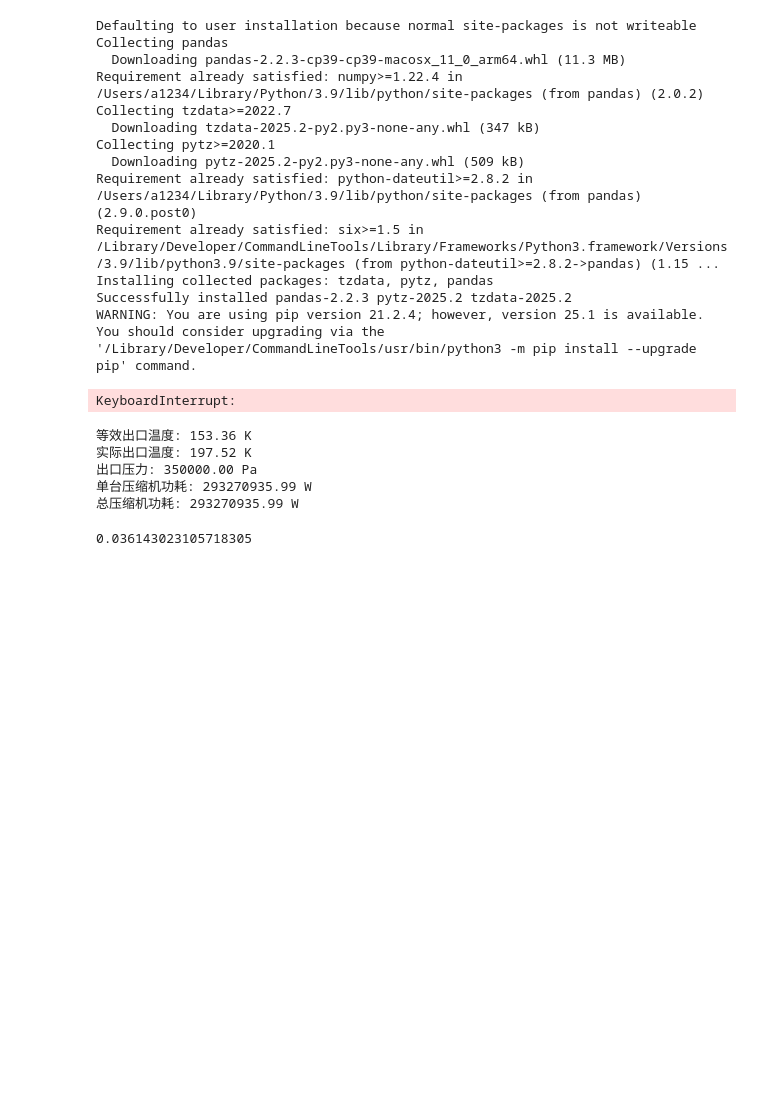
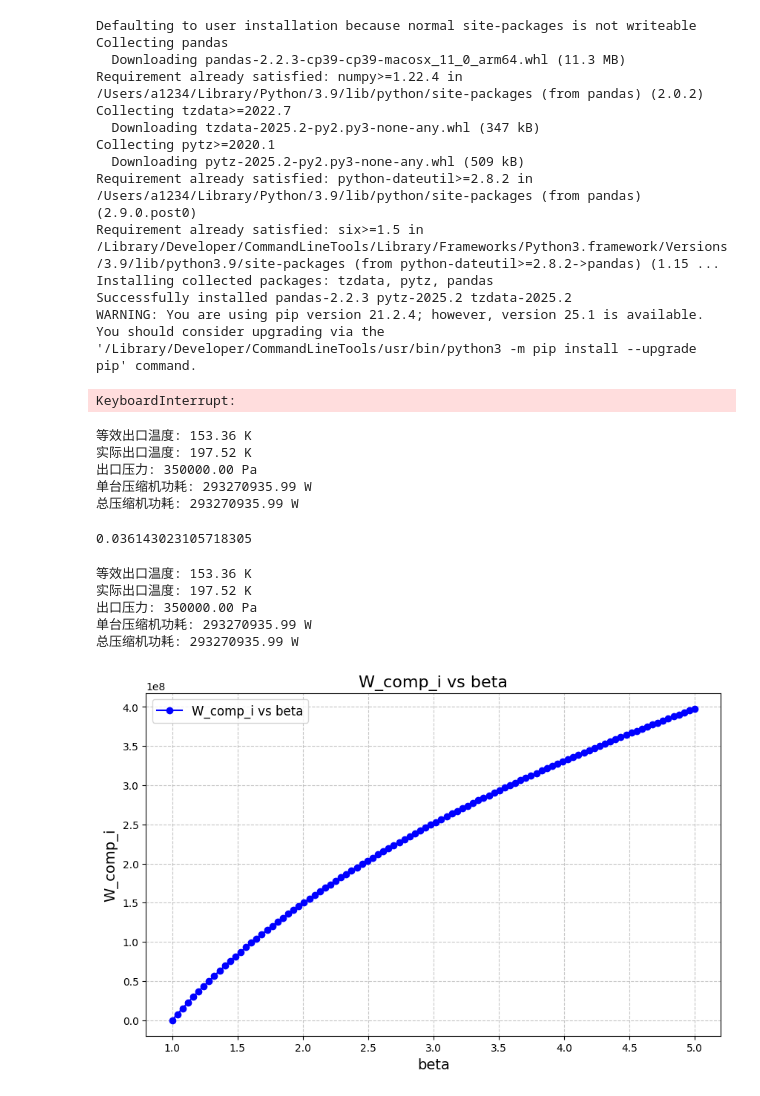
Before and after one commit to ZJUI-ME-course/25SP-ME200, a Jupyter notebook: me200_poster.ipynb, the cells around one changed output. Cells and saved outputs as stored; diff of their text form; code cells hidden in the pictures; blank space fills up the shorter version.

```diff
--- a/me200_poster.ipynb
+++ b/me200_poster.ipynb
@@ -323,3 +323,64 @@ print(f"总压缩机功耗: {W_comp:.2f} W")
 单台压缩机功耗: 293270935.99 W
 总压缩机功耗: 293270935.99 W
 0.036143023105718305
+# %%
+import numpy as np
+import matplotlib.pyplot as plt
+
+# 压缩机参数
+T_comp_in = 25 + 273.15  # 进气温度，单位：K
+beta_comp = 3.5  # 压缩比
+eta_comp = 0.744  # 等熵效率
+p_comp_in = 0.1 * 1e6  # 进气压力，单位：Pa
+m_dot_comp = 1692  # 质量流量，单位：kg/h
+cp = 1005  # 空气的比热容，单位：J/(kg·K)
+N = 1  # 压缩机数量
+k = 1.4  # 绝热指数
+
+# 计算等熵条件下的出口温度
+T_equals = T_comp_in * (beta_comp ** ((k - 1) / k))
+
+# 计算实际出口温度
+T_real_out = (1 / eta_comp) * T_comp_in * ((beta_comp ** ((k - 1) / k)) + eta_comp - 1)
+
+# 计算出口压力
+p_comp_out = p_comp_in * beta_comp
+
+# 计算单台压缩机的功耗
+W_comp_i = m_dot_comp * cp * (T_real_out - T_comp_in)
+
+# 计算总功耗
+W_comp = N * W_comp_i
+
+# 输出结果
+print(f"等效出口温度: {T_equals - 273.1:.2f} K")
+print(f"实际出口温度: {T_real_out - 273.1:.2f} K")
+print(f"出口压力: {p_comp_out:.2f} Pa")
+print(f"单台压缩机功耗: {W_comp_i:.2f} W")
+print(f"总压缩机功耗: {W_comp:.2f} W")
+
+# 改变 beta 从 1 到 5，生成 Wcomp_i 和 beta 的图像
+beta_range = np.linspace(1, 5, 100)  # 生成从 1 到 5 的 100 个 beta 值
+W_comp_i_values = []
+
+for beta in beta_range:
+    T_real_out = (1 / eta_comp) * T_comp_in * ((beta ** ((k - 1) / k)) + eta_comp - 1)
+    W_comp_i = m_dot_comp * cp * (T_real_out - T_comp_in)
+    W_comp_i_values.append(W_comp_i)
+
+# 创建图像
+plt.figure(figsize=(10, 6))
+plt.plot(beta_range, W_comp_i_values, label='W_comp_i vs beta', color='blue', marker='o')
+plt.title('W_comp_i vs beta', fontsize=16)
+plt.xlabel('beta', fontsize=14)
+plt.ylabel('W_comp_i', fontsize=14)
+plt.grid(True, linestyle='--', alpha=0.7)
+plt.legend(fontsize=12)
+plt.show()
+# %% [output]
+等效出口温度: 153.36 K
+实际出口温度: 197.52 K
+出口压力: 350000.00 Pa
+单台压缩机功耗: 293270935.99 W
+总压缩机功耗: 293270935.99 W
+[figure, added]
```
Also changed, not shown: 1 other file.
